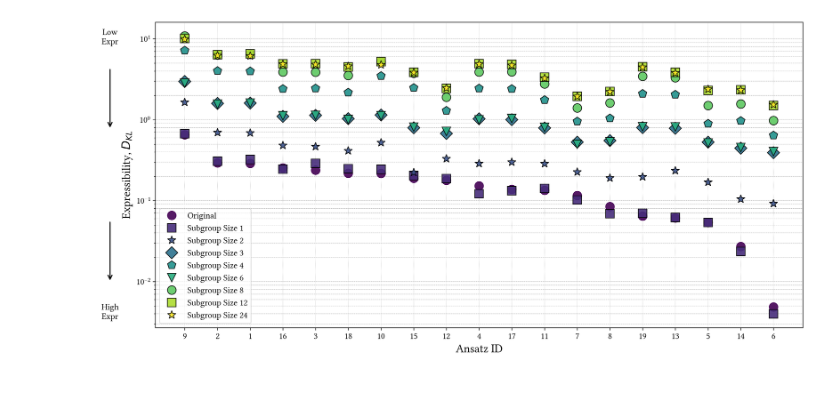
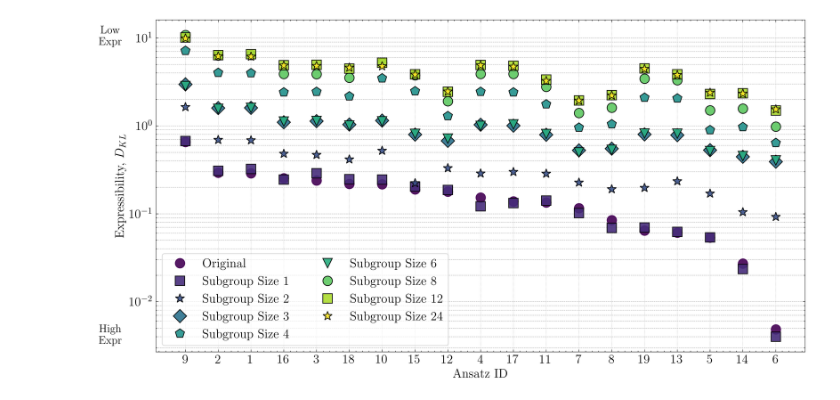
Before and after one commit to valterUo/data_symmetries, a Jupyter notebook: visuals/visualize_expressibility.ipynb, the cells around one changed output. Cells and saved outputs as stored; diff of their text form; code cells hidden in the pictures.

```diff
--- a/visuals/visualize_expressibility.ipynb
+++ b/visuals/visualize_expressibility.ipynb
@@ -18,32 +18,16 @@ for filename in os.listdir(data_dir):
             second_key = next(iter(json_data[first_key]))
             data[(int(first_key), int(second_key))] = json_data[first_key][second_key]
 
-# =============================================================================
-# ====== Font configuration (Optional) ========================================
-# =============================================================================
-# This part is optional if you don't have the "Linux Libertine" font.
-# Matplotlib will use a default font if it can't find this one.
-try:
-    font_path = "C:\\Users\\valte\\OneDrive - University of Helsinki\\Desktop\\linux_libertine\\LinLibertine_R.ttf"
-    font_manager.fontManager.addfont(font_path)
-    plt.rcParams.update({
-        "font.family": "Linux Libertine",
-        "font.size": 14,
+import scienceplots
+
+plt.style.use('science')
+
+plt.rcParams.update({
+        "font.size": 16,
         "axes.labelsize": 16,
-        "axes.titlesize": 18,
-        "xtick.labelsize": 12,
-        "ytick.labelsize": 12,
-        "legend.fontsize": 12,
-        "figure.dpi": 300,
-    })
-except FileNotFoundError:
-    print("Font not found. Using Matplotlib's default font.")
-    plt.rcParams.update({
-        "font.size": 12,
-        "axes.labelsize": 14,
         "axes.titlesize": 16,
-        "xtick.labelsize": 11,
-        "ytick.labelsize": 11,
+        "xtick.labelsize": 16,
+        "ytick.labelsize": 16,
         "figure.dpi": 300,
     })
 
@@ -98,7 +82,7 @@ x_axis_map = {ansatz: i for i, ansatz in enumerate(sorted_ansatze)}
 # =============================================================================
 # ====== Plotting (Corrected) =================================================
 # =============================================================================
-fig, ax = plt.subplots(figsize=(14, 7))
+fig, ax = plt.subplots(figsize=(13, 7))
 
 # Define markers and colors for each subgroup size
 unique_subgroups = sorted(df["subgroup"].unique())
@@ -119,38 +103,36 @@ for i, subgroup in enumerate(unique_subgroups):
         x_positions,
         y_values,
         marker=markers[i % len(markers)],
         linestyle='None',
         label=label,
         color=colors[i],
         markersize=12,
         markeredgecolor='black' if subgroup > 0 else colors[i],
         alpha=0.9
     )
 
 # --- Configure Axes and Labels ---
 ax.set_yscale('log')
 ax.set_xticks(range(len(sorted_ansatze)))
 ax.set_xticklabels(sorted_ansatze, rotation=0)
 
 ax.set_xlabel("Ansatz ID")
 ax.set_ylabel("Expressibility, $D_{KL}$")
 #ax.set_title(f"Expressibility vs. Circuit ID for Different Subgroup Sizes (Layer {layer_to_plot})")
 
 # --- Add Legend and Grid ---
-ax.legend(frameon=True, loc='lower left', facecolor='white', framealpha=0.7)
+ax.legend(frameon=True, loc='lower left', facecolor='white', framealpha=0.7, ncol=2)
 ax.grid(True, which="both", axis='y', linestyle='--', linewidth=0.5)
 ax.grid(True, which="major", axis='x', linestyle=':', linewidth=0.5)
 
 # --- Add Expressibility Direction Arrows ---
-ax.annotate('Low\nExpr', xy=(-0.07, 0.95), xycoords='axes fraction', ha='center', va='center', fontsize=12)
-ax.annotate('', xy=(-0.07, 0.85), xycoords='axes fraction', xytext=(-0.07, 0.65),
-            arrowprops=dict(arrowstyle="<-", lw=1.5, color='black'))
+ax.annotate('Low\nExpr', xy=(-0.07, 0.95), xycoords='axes fraction', ha='center', va='center', fontsize=14)
+ax.annotate('', xy=(-0.07, 0.85), xycoords='axes fraction', xytext=(-0.07, 0.65))
 
-ax.annotate('High\nExpr', xy=(-0.07, 0.05), xycoords='axes fraction', ha='center', va='center', fontsize=12)
-ax.annotate('', xy=(-0.07, 0.15), xycoords='axes fraction', xytext=(-0.07, 0.35),
-            arrowprops=dict(arrowstyle="->", lw=1.5, color='black'))
+ax.annotate('High\nExpr', xy=(-0.07, 0.05), xycoords='axes fraction', ha='center', va='center', fontsize=14)
+ax.annotate('', xy=(-0.07, 0.15), xycoords='axes fraction', xytext=(-0.07, 0.35))
 
 plt.tight_layout(pad=1.5)
 plt.show()
 # %% [output]
-[figure, old version]
+[figure, new version]
```
Also changed, not shown: 4 other files.
